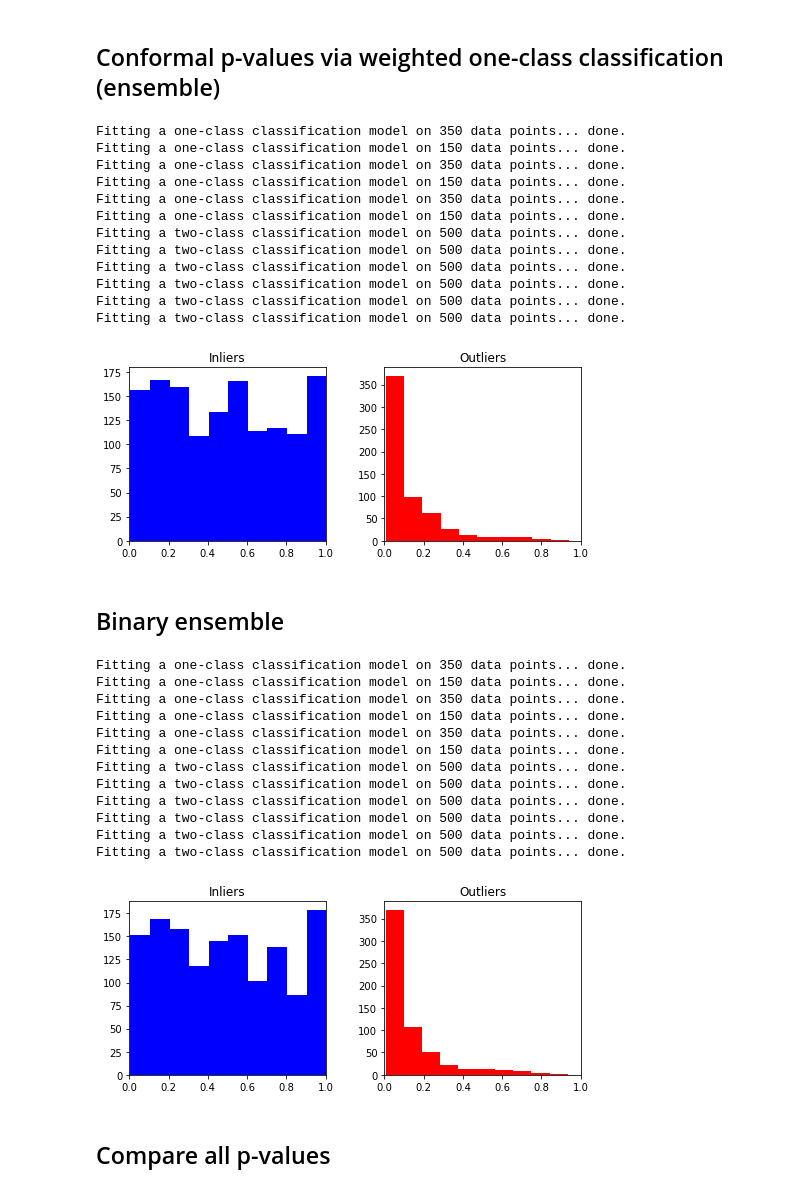
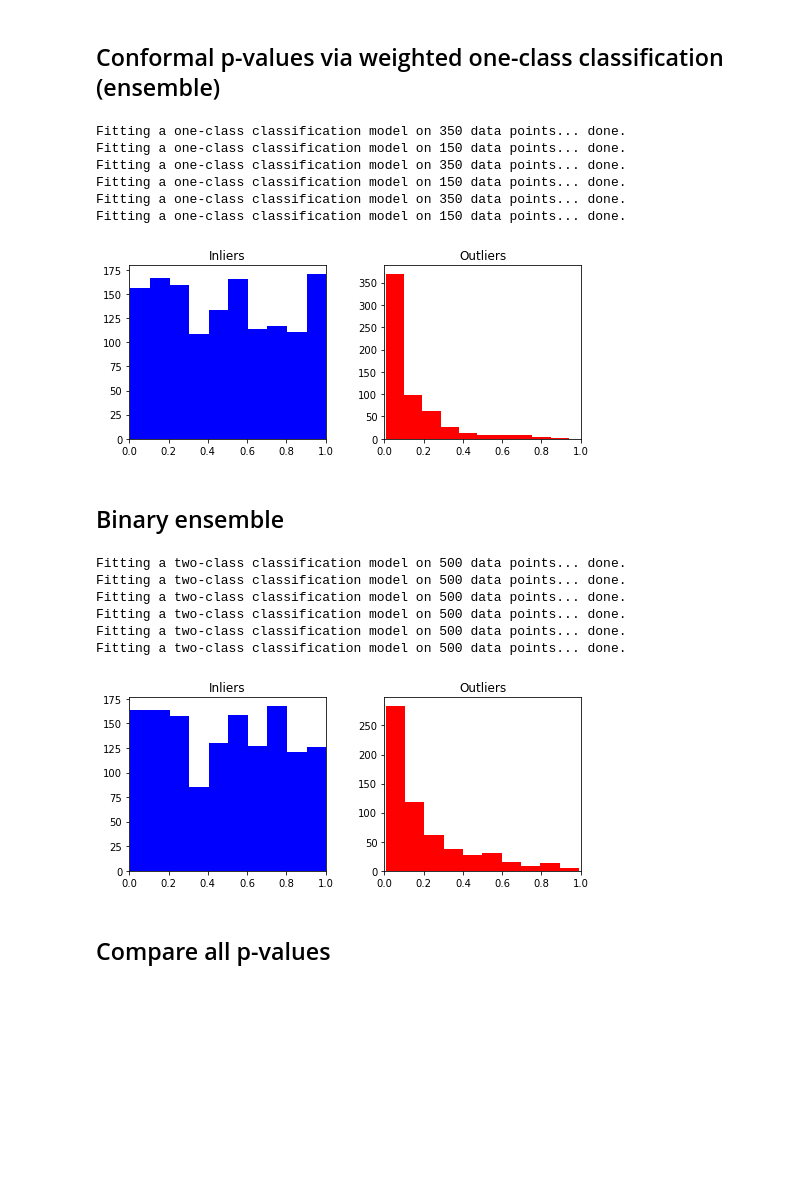
Before and after one commit to ZiyiLiang/weighted_conformal_pvalues, a Jupyter notebook: examples/example-1.ipynb, the cells around one changed output. Drawn from its saved outputs; the diff is of its cells as text; code cells hidden in the pictures; blank space fills up the shorter version.

```diff
--- a/examples/example-1.ipynb
+++ b/examples/example-1.ipynb
@@ -130,7 +130,7 @@ from sklearn.neural_network import MLPClassifier
 # Define list of possible two-class classifiers with desired hyper-parameters
 bbox_bc_list = [RandomForestClassifier(max_depth=2, random_state=random_state),
                 KNeighborsClassifier(n_neighbors=3),
-                SVC(kernel="linear", C=0.025, probability=True),
+                SVC(kernel="rbf", C=0.025, probability=True),
                 GaussianNB(),
                 QuadraticDiscriminantAnalysis(),
                 MLPClassifier(max_iter=500, random_state=random_state)
@@ -248,7 +248,7 @@ bboxes_two = bbox_bc_list
 
 # Compute the p-values
 method_woc_ens = WeightedOneClassConformal(X_in, X_out,
-                                           bboxes_one=bboxes_one, bboxes_two=bboxes_two,
+                                           bboxes_one=bboxes_one, bboxes_two=[],
                                            calib_size=0.5, ratio=True, tuning=True)
 pvals_woneclass_ens = method_woc_ens.compute_pvalues(X_test)
 
@@ -270,12 +270,6 @@ Fitting a one-class classification model on 350 data points... done.
 Fitting a one-class classification model on 150 data points... done.
 Fitting a one-class classification model on 350 data points... done.
 Fitting a one-class classification model on 150 data points... done.
-Fitting a two-class classification model on 500 data points... done.
-Fitting a two-class classification model on 500 data points... done.
-Fitting a two-class classification model on 500 data points... done.
-Fitting a two-class classification model on 500 data points... done.
-Fitting a two-class classification model on 500 data points... done.
-Fitting a two-class classification model on 500 data points... done.
 [figure]
 # %% [markdown]
 ## Binary ensemble
@@ -286,41 +280,35 @@ from methods_split import WeightedOneClassConformal
 X_in = X[Y==0]
 X_out = X[Y==1]
 
 # Choose a family of one-class classifiers
 bboxes_one = bbox_occ_list
 bboxes_two = bbox_bc_list
 
 # Compute the p-values
 method_bin_ens = WeightedOneClassConformal(X_in, X_out,
-                                           bboxes_one=bboxes_one, bboxes_two=bboxes_two,
+                                           bboxes_one=[], bboxes_two=bboxes_two,
                                            calib_size=0.5, ratio=False, tuning=True)
 pvals_bin_ens = method_bin_ens.compute_pvalues(X_test)
 
 ## Plot the p-values
 fig, axs = plt.subplots(1,2, figsize=(7,3))
 fig.tight_layout()
 plt.subplots_adjust(wspace=0.3)
 axs[0].hist(pvals_bin_ens[Y_test==0], color="blue")
 axs[1].hist(pvals_bin_ens[Y_test==1], color="red")
 axs[0].title.set_text('Inliers')
 axs[1].title.set_text('Outliers')
 axs[0].set_xlim(0,1)
 axs[1].set_xlim(0,1)
 plt.show()
 # %% [output]
-Fitting a one-class classification model on 350 data points... done.
-Fitting a one-class classification model on 150 data points... done.
-Fitting a one-class classification model on 350 data points... done.
-Fitting a one-class classification model on 150 data points... done.
-Fitting a one-class classification model on 350 data points... done.
-Fitting a one-class classification model on 150 data points... done.
 Fitting a two-class classification model on 500 data points... done.
 Fitting a two-class classification model on 500 data points... done.
 Fitting a two-class classification model on 500 data points... done.
 Fitting a two-class classification model on 500 data points... done.
 Fitting a two-class classification model on 500 data points... done.
 Fitting a two-class classification model on 500 data points... done.
-[figure, old version]
+[figure, new version]
 # %% [markdown]
 ## Compare all p-values
 # %%
```
Also changed, not shown: parts of 2 cells of this notebook, 5 other files.
